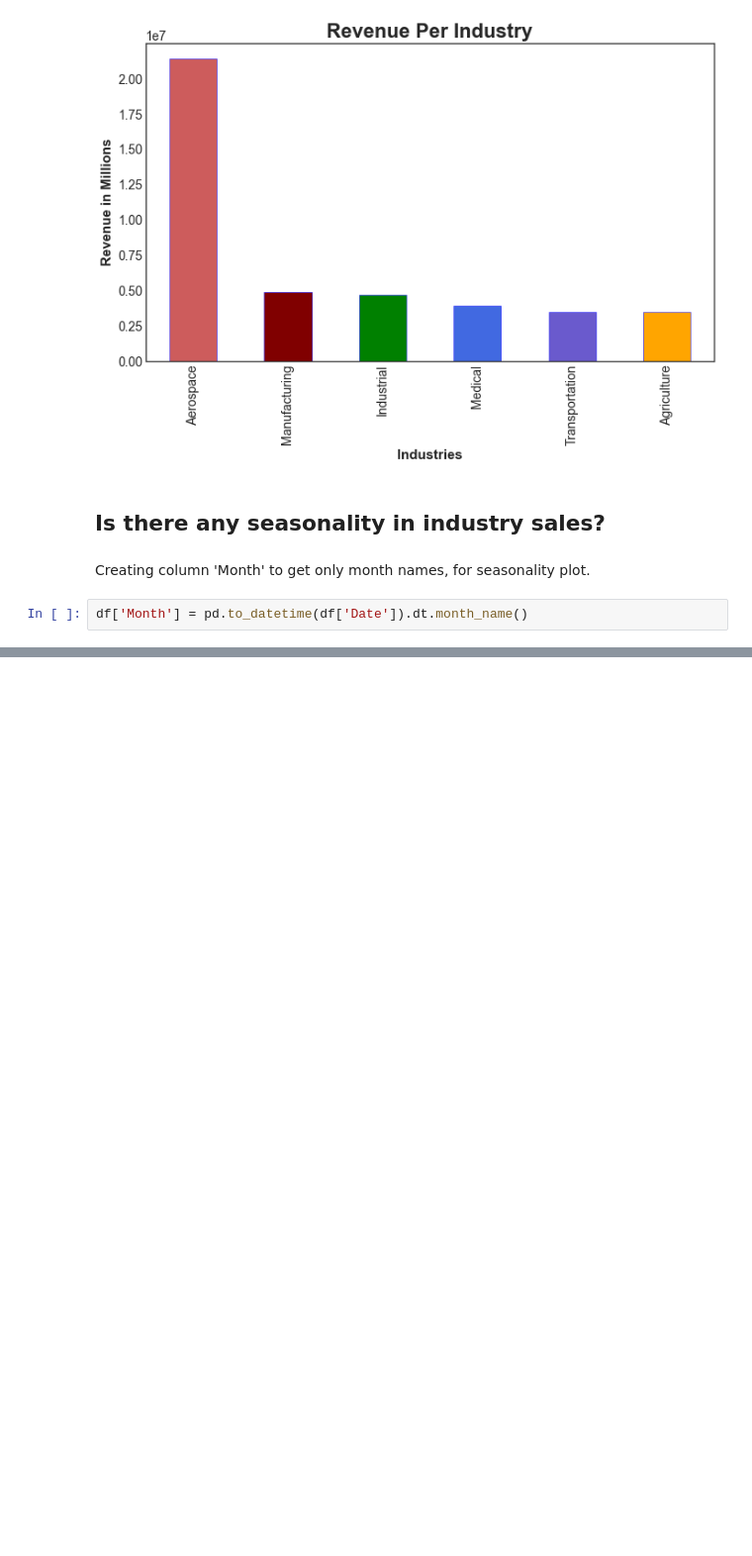
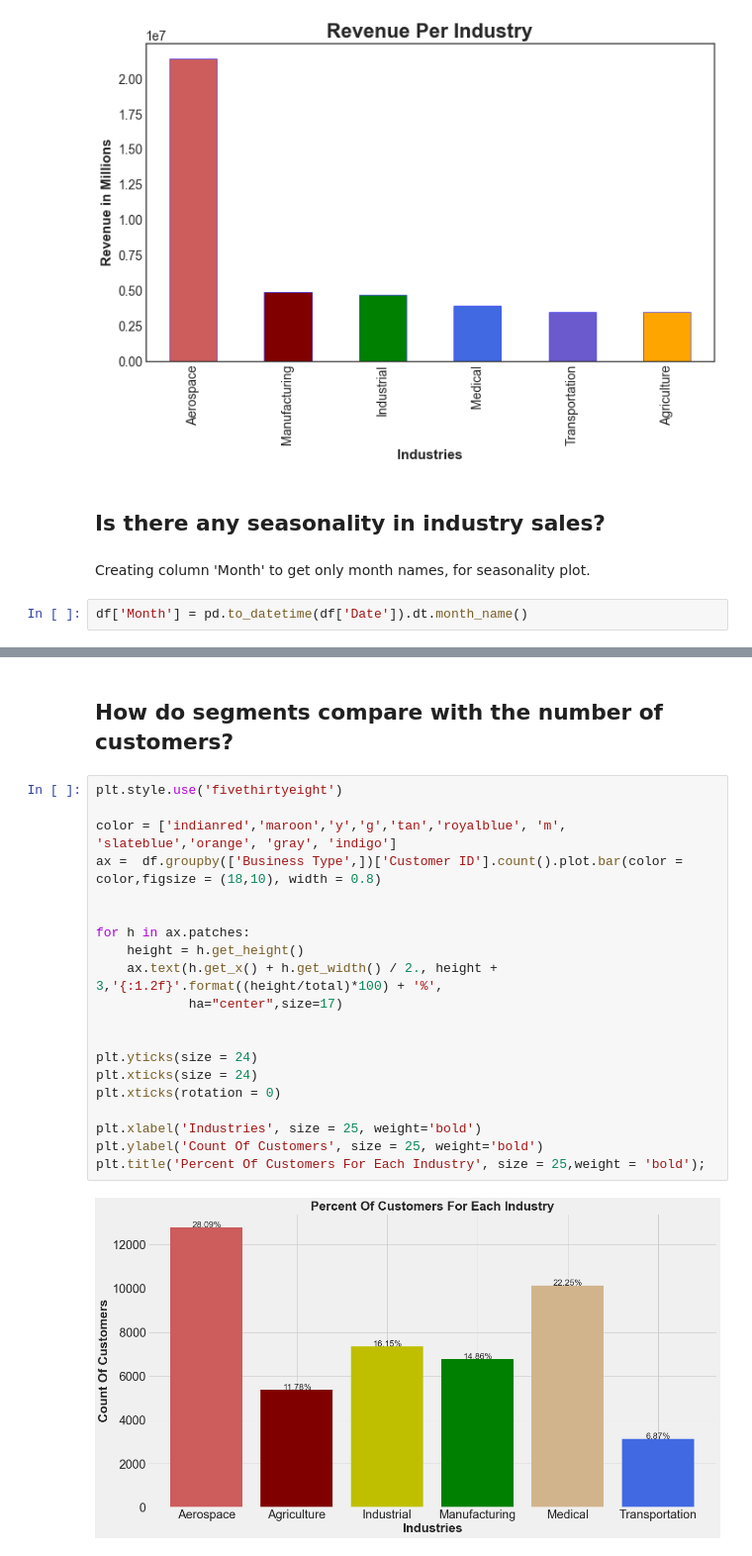
Before and after one commit to ValGRY/Data-Science-Projects, a Jupyter notebook: Techno Industries Inc/Techno Industries Inc..ipynb, the cells around one changed output, grey strips where cells are left out. Shown at 99% size. Cells and saved outputs as stored; diff of their text form; blank space fills up the shorter version.

```diff
--- a/Techno Industries Inc/Techno Industries Inc..ipynb
+++ b/Techno Industries Inc/Techno Industries Inc..ipynb
@@ -252,0 +253,24 @@ plt.title('Seasonality In Industries', size = 30, weight='bold');
+# %% [markdown]
+## How do segments compare with the number of customers?
+# %%
+plt.style.use('fivethirtyeight')
+
+color = ['indianred','maroon','y','g','tan','royalblue', 'm', 'slateblue','orange', 'gray', 'indigo']
+ax =  df.groupby(['Business Type',])['Customer ID'].count().plot.bar(color = color,figsize = (18,10), width = 0.8)
+
+
+for h in ax.patches:
+    height = h.get_height()
+    ax.text(h.get_x() + h.get_width() / 2., height + 3,'{:1.2f}'.format((height/total)*100) + '%',
+            ha="center",size=17)
+
+
+plt.yticks(size = 24)
+plt.xticks(size = 24)
+plt.xticks(rotation = 0)
+
+plt.xlabel('Industries', size = 25, weight='bold')
+plt.ylabel('Count Of Customers', size = 25, weight='bold')
+plt.title('Percent Of Customers For Each Industry', size = 25,weight = 'bold');
+# %% [output]
+[figure, added]
```
Also changed, not shown: parts of 4 cells of this notebook.
